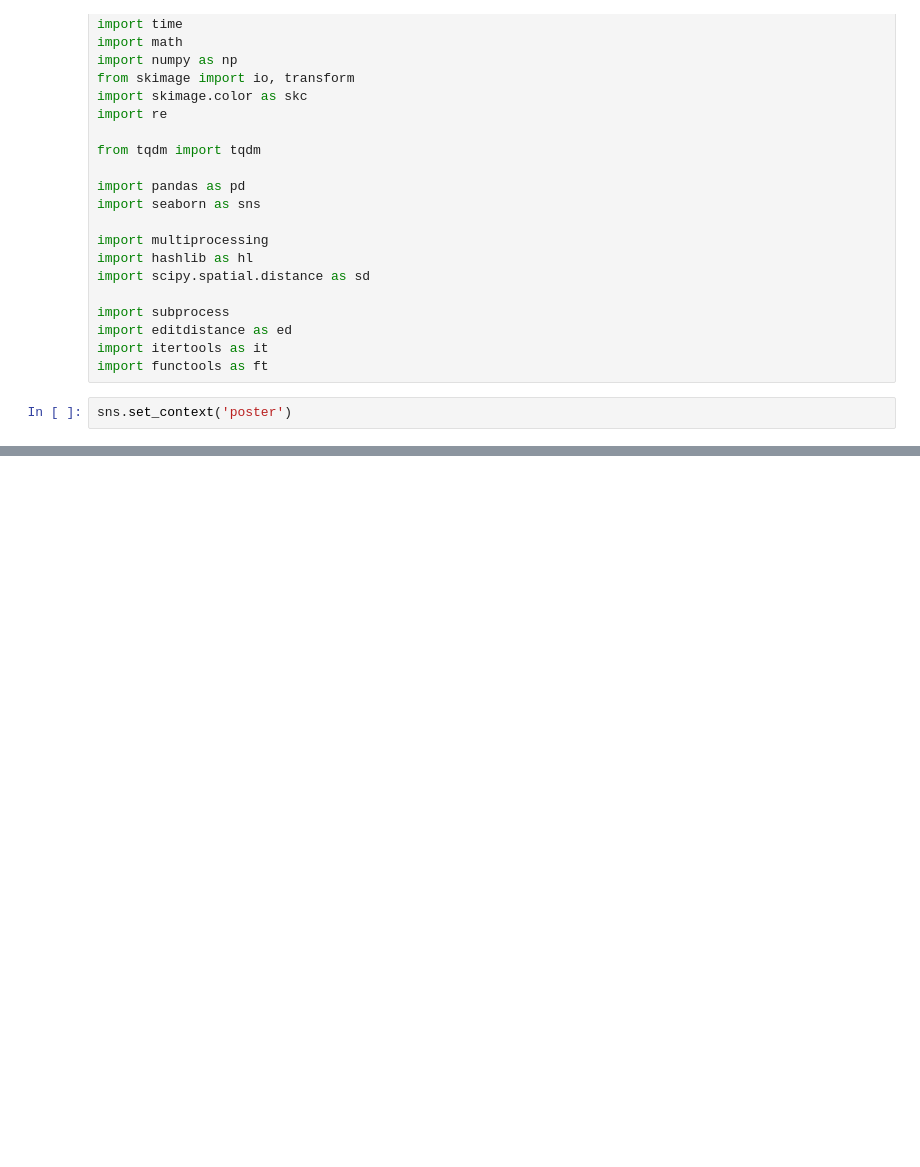
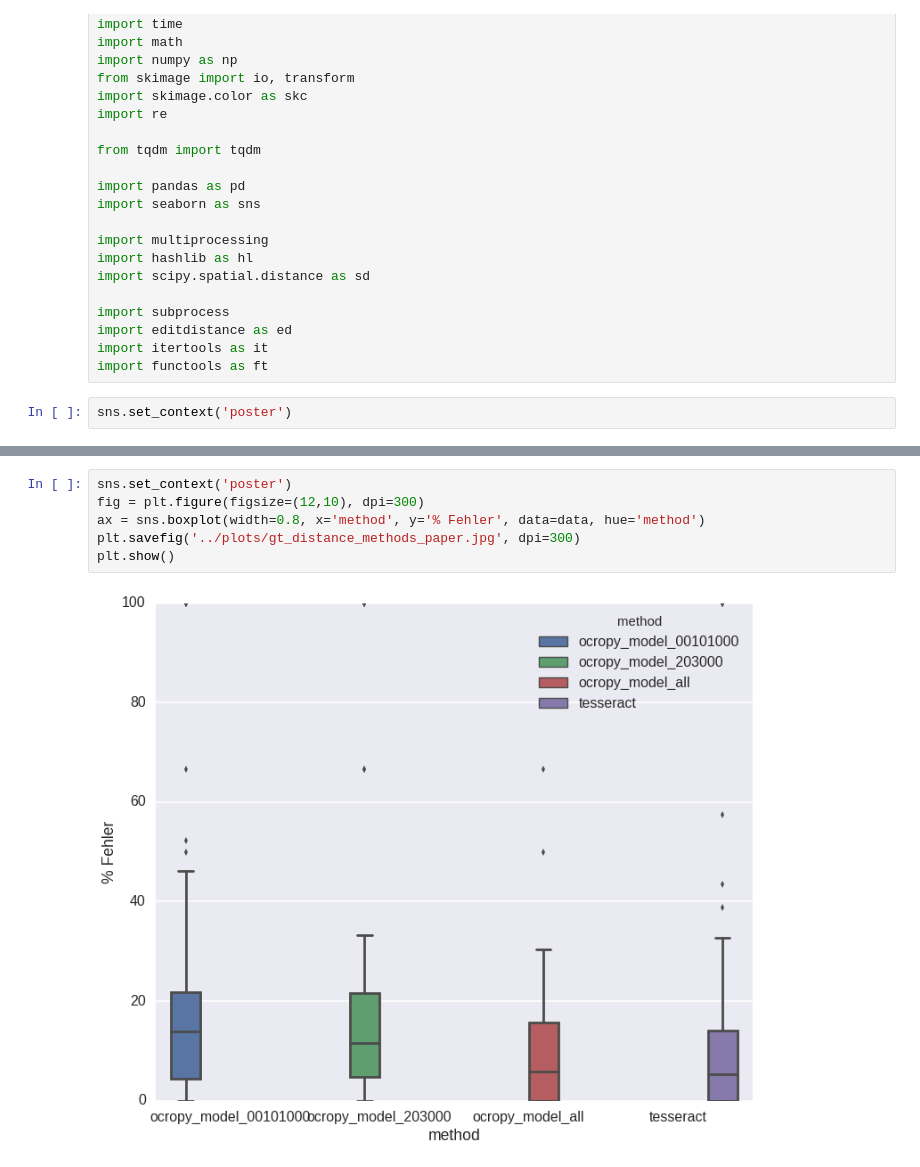
Before and after one commit to kaphka/catalog-ocr-test, a Jupyter notebook: analysis/ocr_error_rates.ipynb, the cells around one changed output, grey strips where cells are left out. Drawn from its saved outputs; the diff is of its cells as text; blank space fills up the shorter version.

```diff
--- a/analysis/ocr_error_rates.ipynb
+++ b/analysis/ocr_error_rates.ipynb
@@ -84,0 +110,8 @@ plt.show()
+# %%
+sns.set_context('poster')
+fig = plt.figure(figsize=(12,10), dpi=300)
+ax = sns.boxplot(width=0.8, x='method', y='% Fehler', data=data, hue='method')
+plt.savefig('../plots/gt_distance_methods_paper.jpg', dpi=300)
+plt.show()
+# %% [output]
+[figure, added]
```
Also changed, not shown: parts of 11 cells of this notebook, 6 other files.
